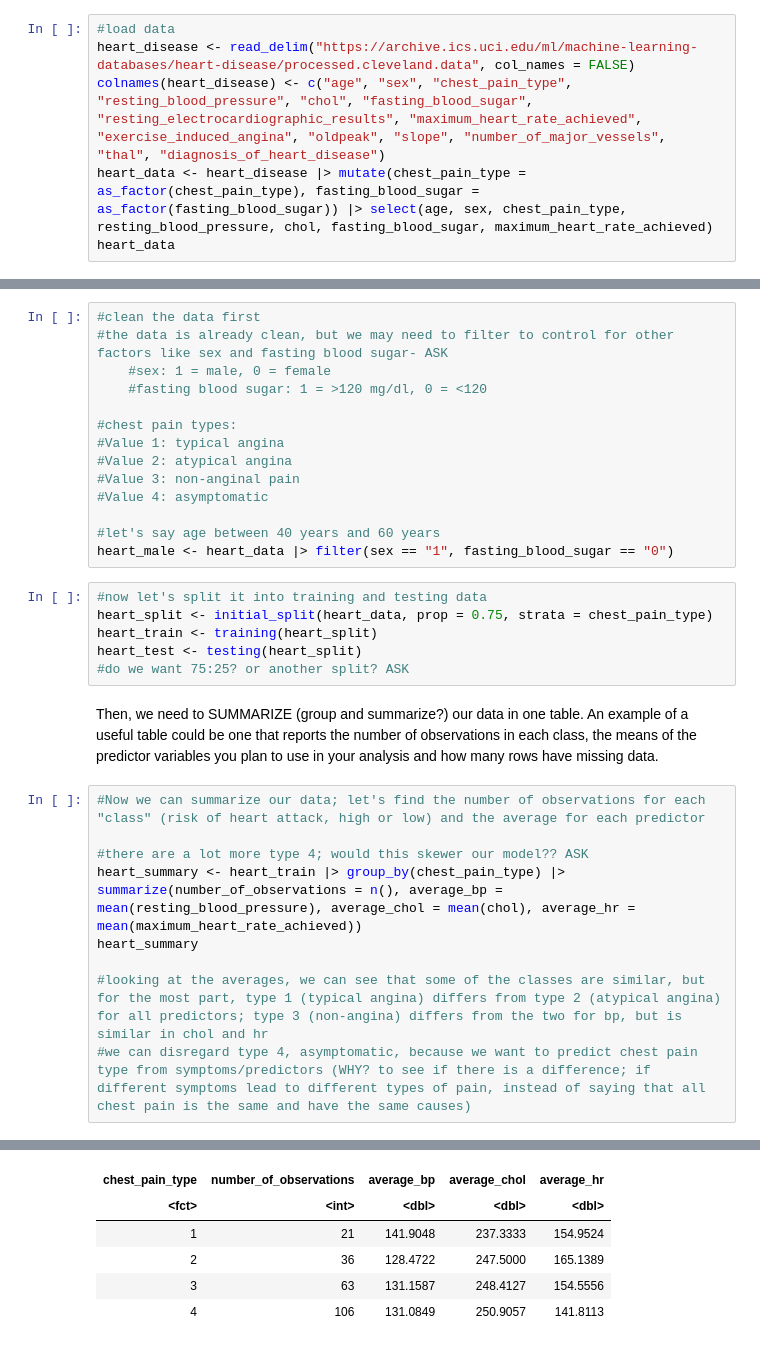
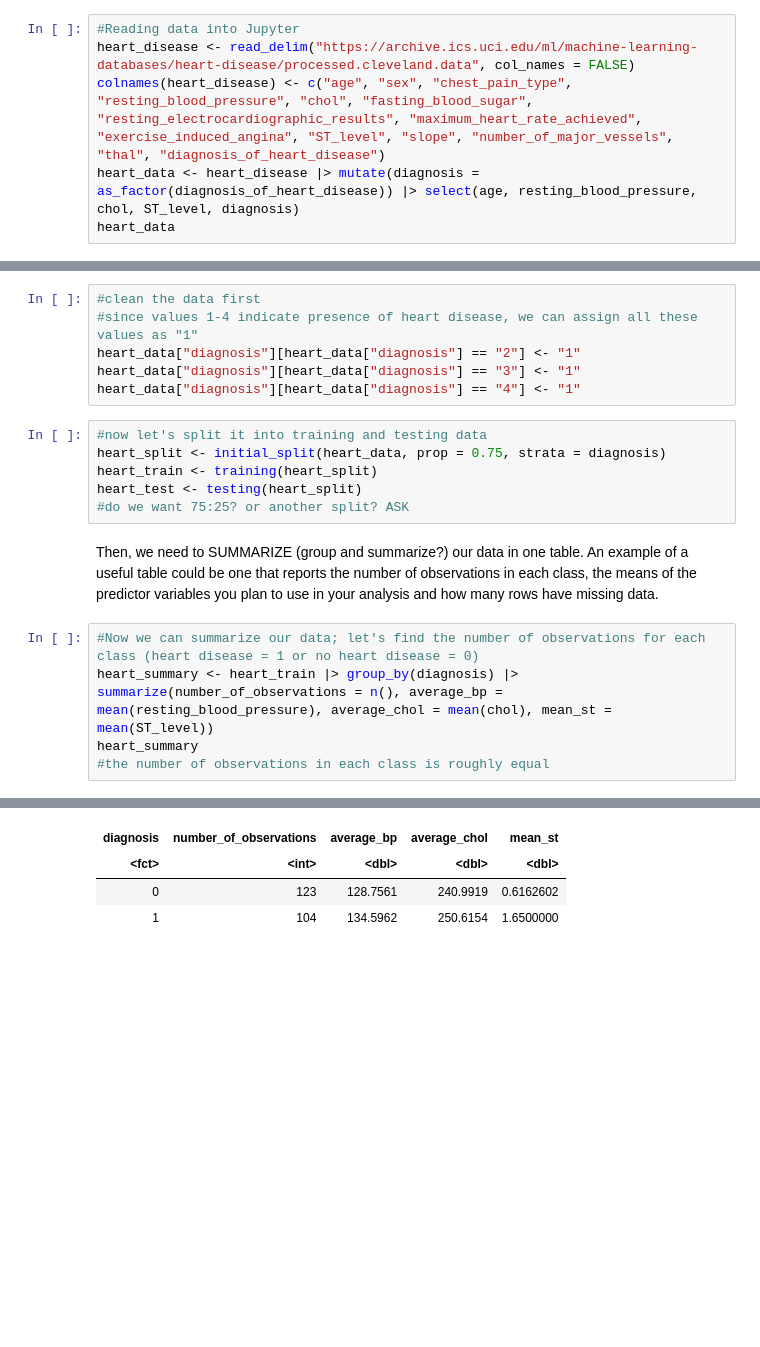
Before and after one commit to sendhelpDSCI/UBC_DSCI100_Group166, a Jupyter notebook: Data analysis.ipynb, the cells around one changed output, grey strips where cells are left out. Drawn from its saved outputs; the diff is of its cells as text; blank space fills up the shorter version.

```diff
--- a/Data analysis.ipynb
+++ b/Data analysis.ipynb
@@ -2,10 +2,10 @@
 library(tidyverse)
 library(tidymodels)
 # %%
-#load data
+#Reading data into Jupyter
 heart_disease <- read_delim("https://archive.ics.uci.edu/ml/machine-learning-databases/heart-disease/processed.cleveland.data", col_names = FALSE)
-colnames(heart_disease) <- c("age", "sex", "chest_pain_type", "resting_blood_pressure", "chol", "fasting_blood_sugar", "resting_electrocardiographic_results", "maximum_heart_rate_achieved", "exercise_induced_angina", "oldpeak", "slope", "number_of_major_vessels", "thal", "diagnosis_of_heart_disease")
-heart_data <- heart_disease |> mutate(chest_pain_type = as_factor(chest_pain_type), fasting_blood_sugar = as_factor(fasting_blood_sugar)) |> select(age, sex, chest_pain_type, resting_blood_pressure, chol, fasting_blood_sugar, maximum_heart_rate_achieved)
+colnames(heart_disease) <- c("age", "sex", "chest_pain_type", "resting_blood_pressure", "chol", "fasting_blood_sugar", "resting_electrocardiographic_results", "maximum_heart_rate_achieved", "exercise_induced_angina", "ST_level", "slope", "number_of_major_vessels", "thal", "diagnosis_of_heart_disease")
+heart_data <- heart_disease |> mutate(diagnosis = as_factor(diagnosis_of_heart_disease)) |> select(age, resting_blood_pressure, chol, ST_level, diagnosis)
 heart_data
 # %% [output]
 Rows: 303 Columns: 14
@@ -60,32 +38,20 @@ A spec_tbl_df: 303 × 14
 # %%
 #clean the data first
-#the data is already clean, but we may need to filter to control for other factors like sex and fasting blood sugar- ASK
-    #sex: 1 = male, 0 = female
-    #fasting blood sugar: 1 = >120 mg/dl, 0 = <120
-
-#chest pain types:
-#Value 1: typical angina
-#Value 2: atypical angina
-#Value 3: non-anginal pain
-#Value 4: asymptomatic
-
-#let's say age between 40 years and 60 years
-heart_male <- heart_data |> filter(sex == "1", fasting_blood_sugar == "0")
+#since values 1-4 indicate presence of heart disease, we can assign all these values as "1"
+heart_data["diagnosis"][heart_data["diagnosis"] == "2"] <- "1"
+heart_data["diagnosis"][heart_data["diagnosis"] == "3"] <- "1"
+heart_data["diagnosis"][heart_data["diagnosis"] == "4"] <- "1"
 # %%
 #now let's split it into training and testing data
-heart_split <- initial_split(heart_data, prop = 0.75, strata = chest_pain_type)
+heart_split <- initial_split(heart_data, prop = 0.75, strata = diagnosis)
 heart_train <- training(heart_split)
 heart_test <- testing(heart_split)
 #do we want 75:25? or another split? ASK
 # %% [markdown]
 Then, we need to SUMMARIZE (group and summarize?) our data in one table. An example of a useful table could be one that reports the number of observations in each class, the means of the predictor variables you plan to use in your analysis and how many rows have missing data.
 # %%
-#Now we can summarize our data; let's find the number of observations for each "class" (risk of heart attack, high or low) and the average for each predictor
-
-#there are a lot more type 4; would this skewer our model?? ASK
-heart_summary <- heart_train |> group_by(chest_pain_type) |> summarize(number_of_observations = n(), average_bp = mean(resting_blood_pressure), average_chol = mean(chol), average_hr = mean(maximum_heart_rate_achieved))
+#Now we can summarize our data; let's find the number of observations for each class (heart disease = 1 or no heart disease = 0)
+heart_summary <- heart_train |> group_by(diagnosis) |> summarize(number_of_observations = n(), average_bp = mean(resting_blood_pressure), average_chol = mean(chol), mean_st = mean(ST_level))
 heart_summary
-
-#looking at the averages, we can see that some of the classes are similar, but for the most part, type 1 (typical angina) differs from type 2 (atypical angina) for all predictors; type 3 (non-angina) differs from the two for bp, but is similar in chol and hr
-#we can disregard type 4, asymptomatic, because we want to predict chest pain type from symptoms/predictors (WHY? to see if there is a difference; if different symptoms lead to different types of pain, instead of saying that all chest pain is the same and have the same causes)
+#the number of observations in each class is roughly equal
 # %% [output]
@@ -93,8 +59,6 @@ A tibble: 4 × 5
-| chest_pain_type | number_of_observations | average_bp | average_chol | average_hr |
+| diagnosis | number_of_observations | average_bp | average_chol | mean_st |
 | <fct> | <int> | <dbl> | <dbl> | <dbl> |
-| 1 | 21 | 141.9048 | 237.3333 | 154.9524 |
-| 2 | 36 | 128.4722 | 247.5000 | 165.1389 |
-| 3 | 63 | 131.1587 | 248.4127 | 154.5556 |
-| 4 | 106 | 131.0849 | 250.9057 | 141.8113 |
+| 0 | 123 | 128.7561 | 240.9919 | 0.6162602 |
+| 1 | 104 | 134.5962 | 250.6154 | 1.6500000 |
 # %%
 Now we can graph to show the distribution of our predictors (show that it is possible to classify using them)
```
Also changed, not shown: parts of 5 cells of this notebook, 1 other file.
